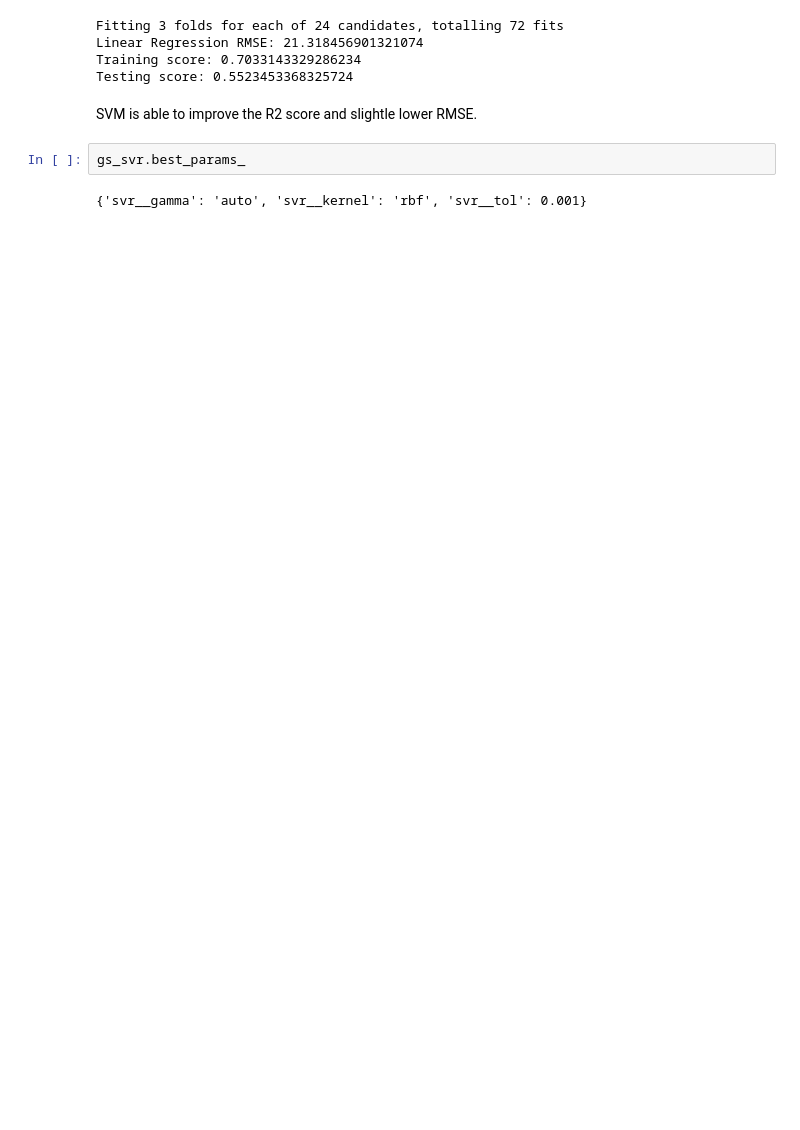
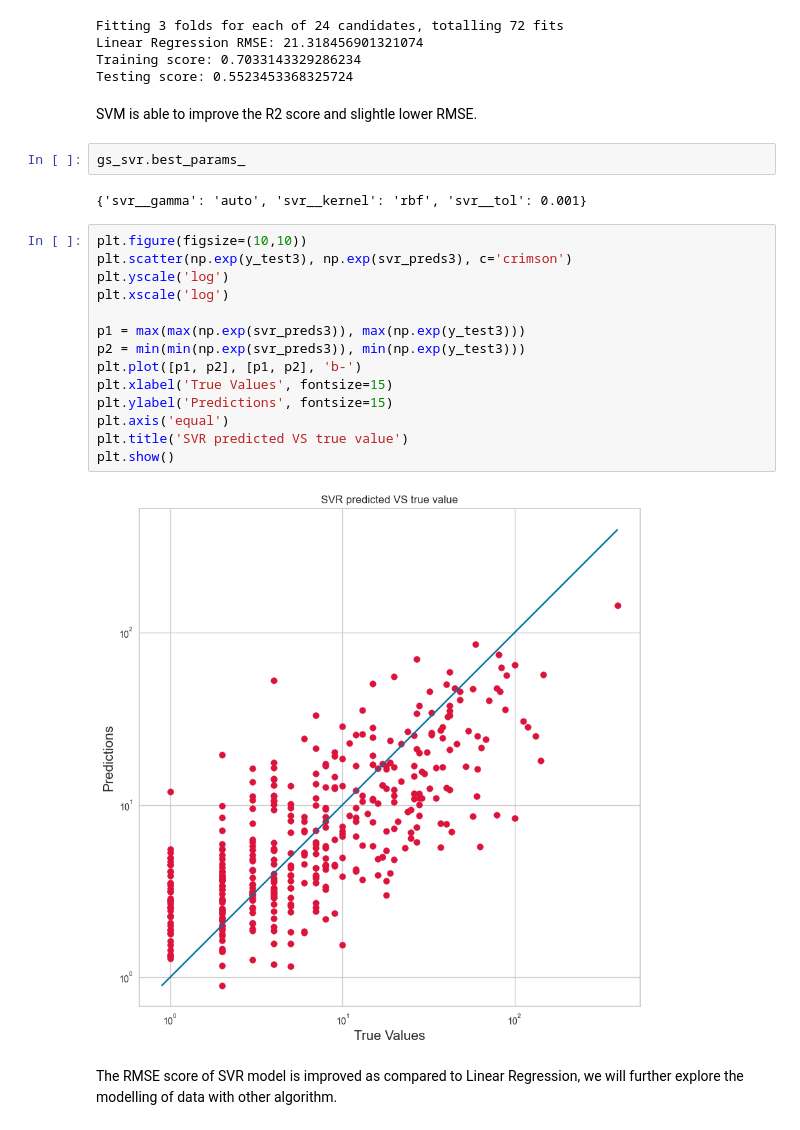
Before and after one commit to kyzeong/Singapore-Dengue-Case-Prediction, a Jupyter notebook: Code/Modelling - Linear Regression and SVR.ipynb, the cells around one changed output. Saved outputs shown, nothing was run; the diff lists cells and outputs as text; blank space fills up the shorter version.

```diff
--- a/Code/Modelling - Linear Regression and SVR.ipynb
+++ b/Code/Modelling - Linear Regression and SVR.ipynb
@@ -467,3 +462,21 @@ SVM is able to improve the R2 score and slightle lower RMSE.
 gs_svr.best_params_
 # %% [output]
 {'svr__gamma': 'auto', 'svr__kernel': 'rbf', 'svr__tol': 0.001}
+# %%
+plt.figure(figsize=(10,10))
+plt.scatter(np.exp(y_test3), np.exp(svr_preds3), c='crimson')
+plt.yscale('log')
+plt.xscale('log')
+
+p1 = max(max(np.exp(svr_preds3)), max(np.exp(y_test3)))
+p2 = min(min(np.exp(svr_preds3)), min(np.exp(y_test3)))
+plt.plot([p1, p2], [p1, p2], 'b-')
+plt.xlabel('True Values', fontsize=15)
+plt.ylabel('Predictions', fontsize=15)
+plt.axis('equal')
+plt.title('SVR predicted VS true value')
+plt.show()
+# %% [output]
+[figure, added]
+# %% [markdown]
+The RMSE score of SVR model is improved as compared to Linear Regression, we will further explore the modelling of data with other algorithm.
```
Also changed, not shown: parts of 5 cells of this notebook, 2 other files.
